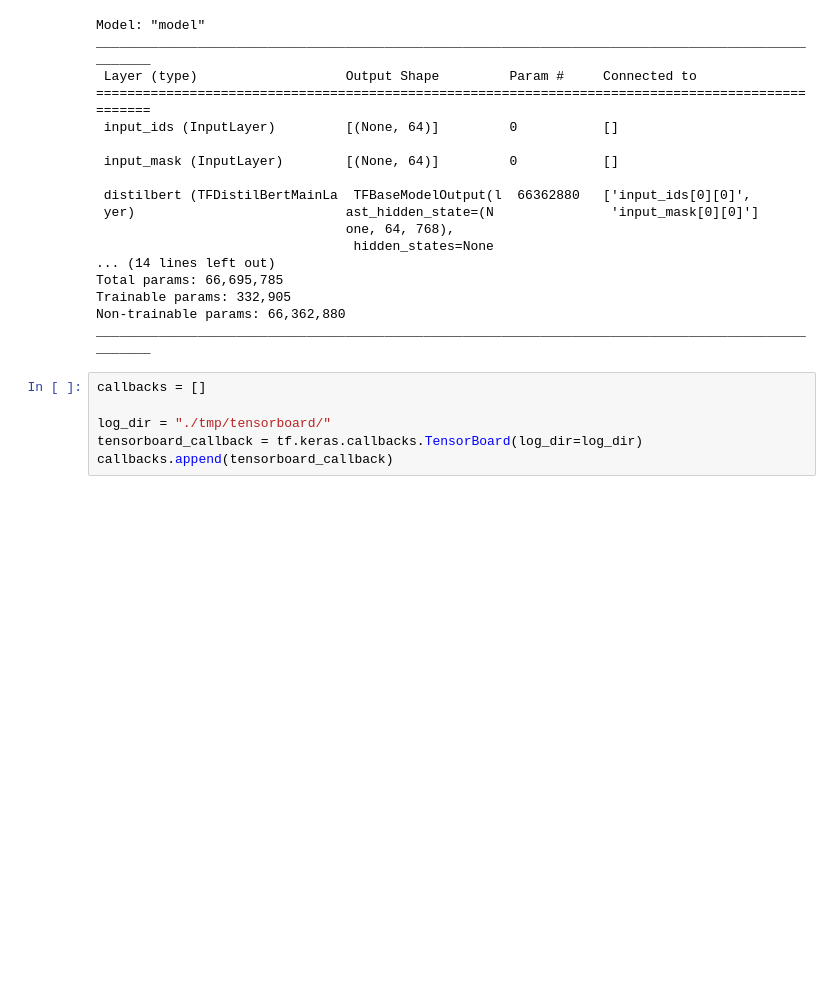
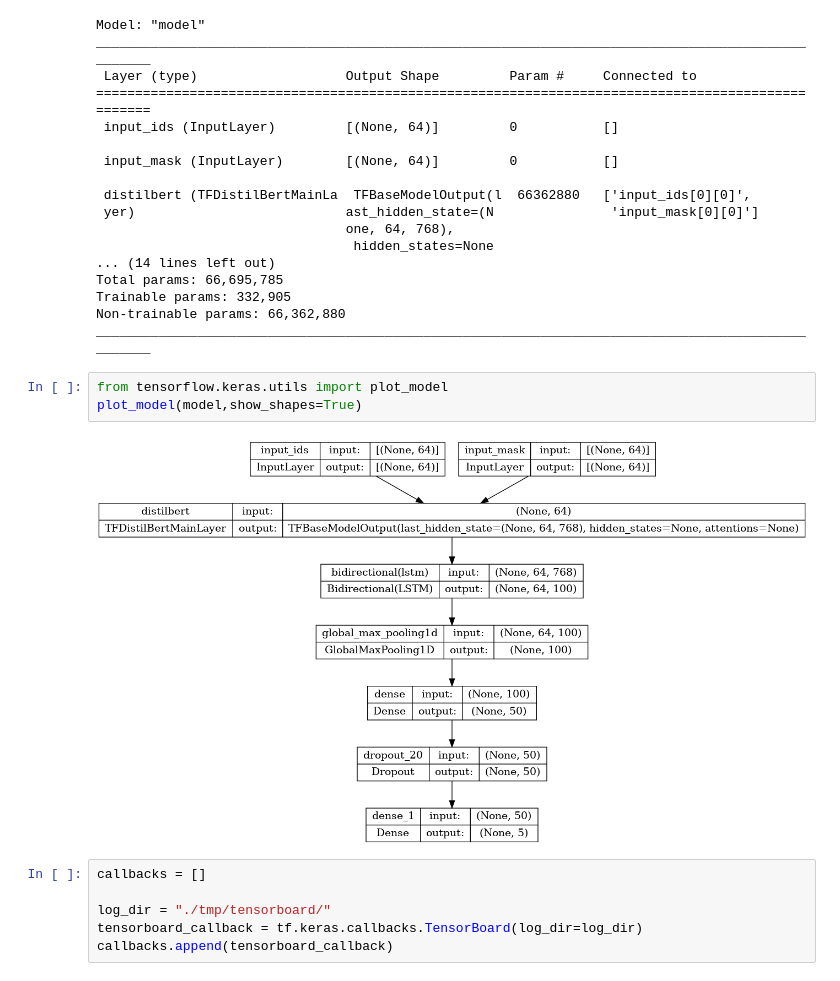
Before and after one commit to developer-onizuka/MachineLearningOnAWS, a Jupyter notebook: Fine-Tuning.ipynb, the cells around one changed output. Cells and saved outputs as stored; diff of their text form; blank space fills up the shorter version.

```diff
--- a/Fine-Tuning.ipynb
+++ b/Fine-Tuning.ipynb
@@ -223,6 +223,11 @@ Total params: 66,695,785
 Trainable params: 332,905
 Non-trainable params: 66,362,880
 __________________________________________________________________________________________________
+# %%
+from tensorflow.keras.utils import plot_model
+plot_model(model,show_shapes=True)
+# %% [output]
+[figure, added]
 # %%
 callbacks = []
 
```
Also changed, not shown: parts of 27 cells of this notebook, 1 other file.
